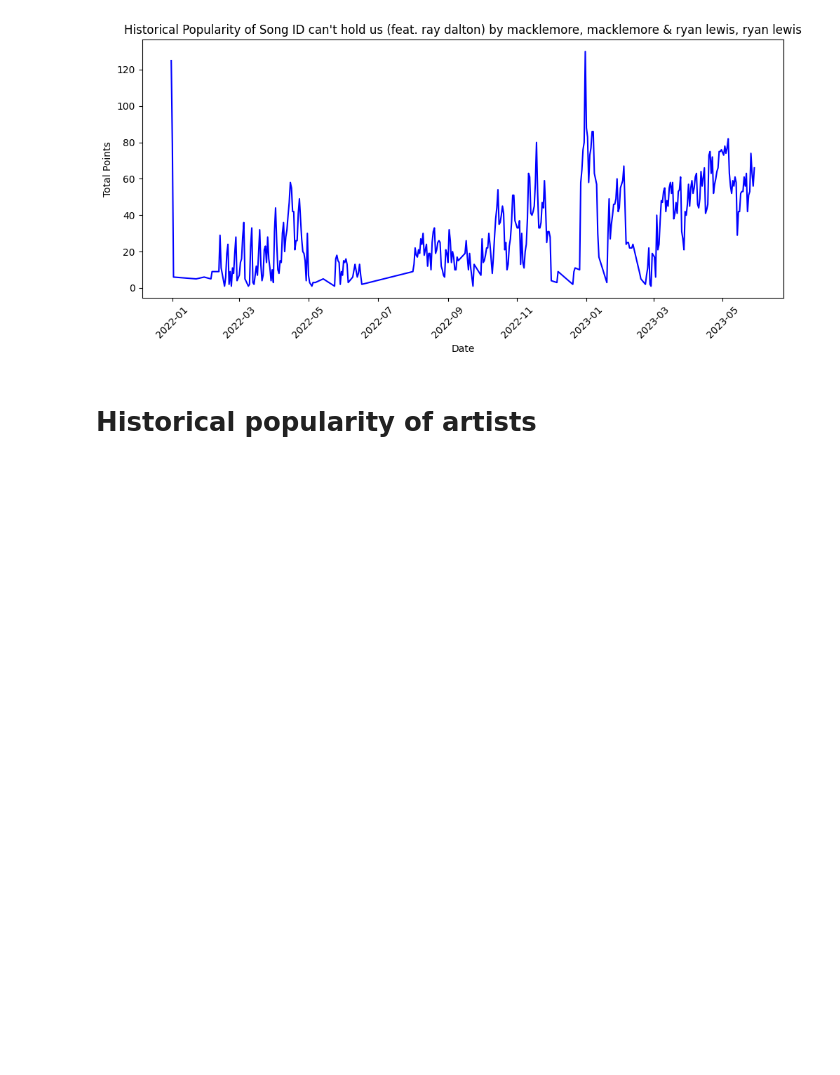
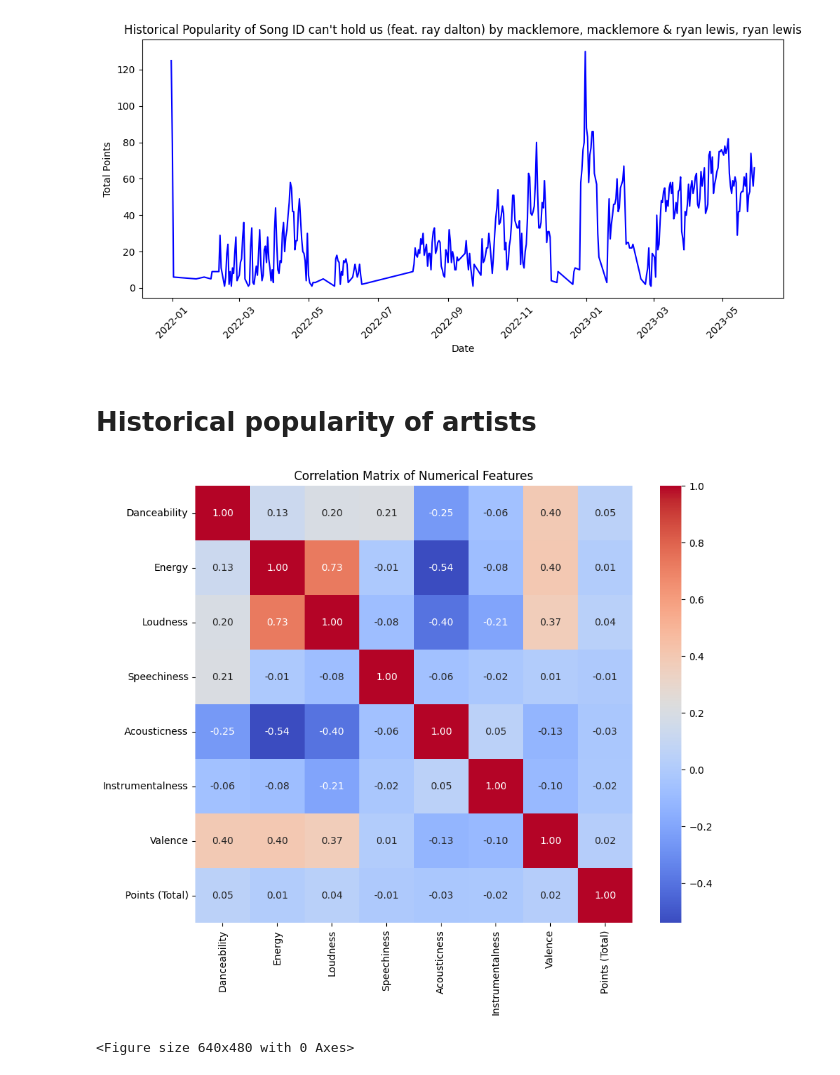
Before and after one commit to mickey59/AML_Spotify, a Jupyter notebook: Archive Notebooks/genreExploration.ipynb, the cells around one changed output. Saved outputs shown, nothing was run; the diff lists cells and outputs as text; code cells hidden in the pictures; blank space fills up the shorter version.

```diff
--- a/genreExploration.ipynb
+++ b/Archive Notebooks/genreExploration.ipynb
@@ -245,4 +245,17 @@ See the caveats in the documentation: https://pandas.pydata.org/pandas-docs/stab
 # %% [markdown]
 # Historical popularity of artists
 # %%
-# collect
+# print correlation matrix of numerical features, over time
+import seaborn as sns
+numerical_cols = ['Danceability', 'Energy', 'Loudness',
+                  'Speechiness', 'Acousticness', 'Instrumentalness',
+                 'Valence', 'Points (Total)']
+corr_matrix = df[numerical_cols].corr()
+plt.figure(figsize=(10, 8))
+sns.heatmap(corr_matrix, annot=True, fmt=".2f", cmap='coolwarm', square=True)
+plt.title('Correlation Matrix of Numerical Features')
+plt.show()
+plt.savefig('correlation_matrix.png')
+# %% [output]
+[figure, added]
+<Figure size 640x480 with 0 Axes>
```
Also changed, not shown: parts of 1 cell of this notebook, 26 other files.
